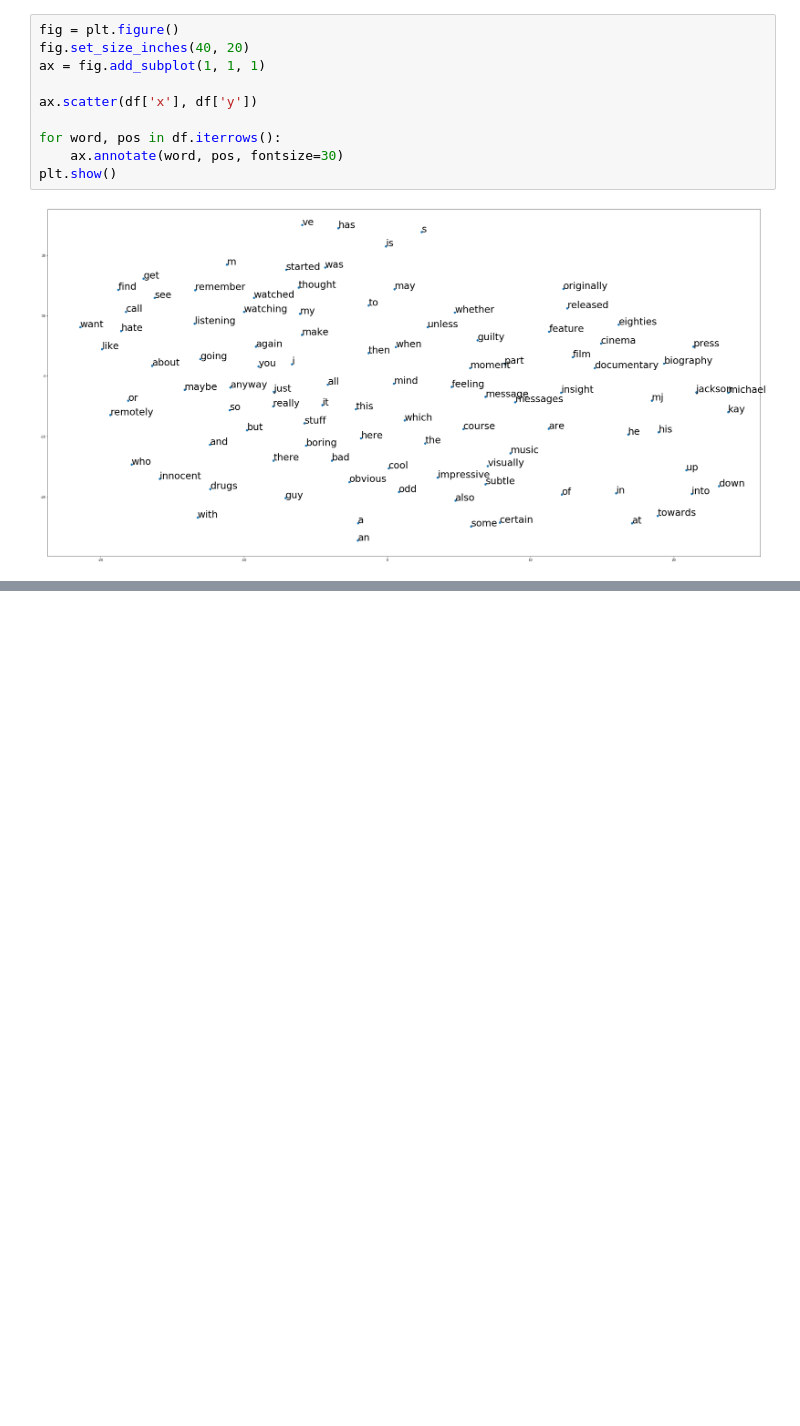
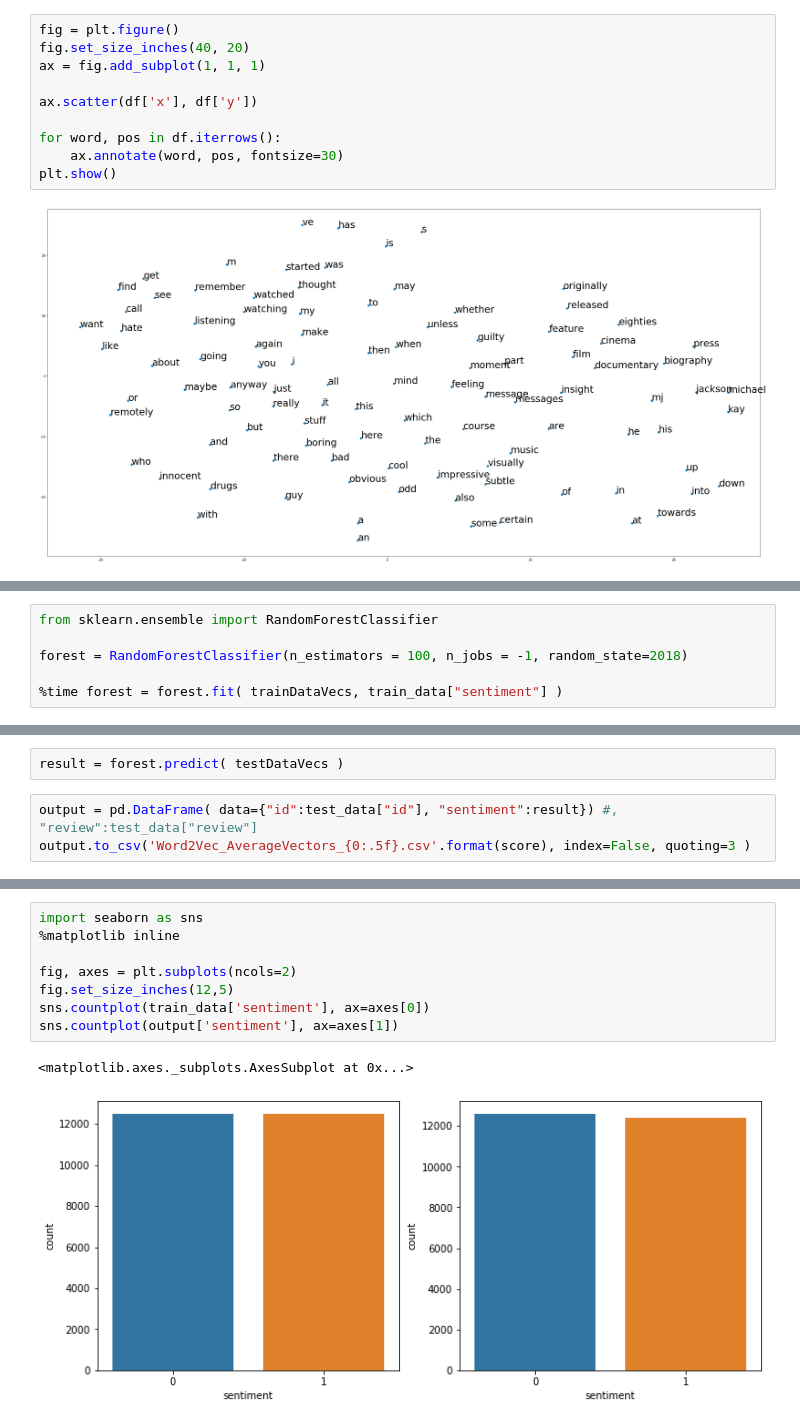
Before and after one commit to meonBot/artificial-intelligence-study, a Jupyter notebook: 07_NLP_분석,전처리/NLP_w2v(gensim)_randomforest_sample_20200208.ipynb, the cells around one changed output, grey strips where cells are left out. Saved outputs shown, nothing was run; the diff lists cells and outputs as text; blank space fills up the shorter version.

```diff
--- a/07_NLP_분석,전처리/NLP_w2v(gensim)_randomforest_sample_20200208.ipynb
+++ b/07_NLP_분석,전처리/NLP_w2v(gensim)_randomforest_sample_20200208.ipynb
@@ -239,0 +358,6 @@ plt.show()
+# %%
+from sklearn.ensemble import RandomForestClassifier
+
+forest = RandomForestClassifier(n_estimators = 100, n_jobs = -1, random_state=2018)
+
+%time forest = forest.fit( trainDataVecs, train_data["sentiment"] )
@@ -239,0 +378,5 @@ plt.show()
+# %%
+result = forest.predict( testDataVecs )
+# %%
+output = pd.DataFrame( data={"id":test_data["id"], "sentiment":result}) #, "review":test_data["review"]
+output.to_csv('Word2Vec_AverageVectors_{0:.5f}.csv'.format(score), index=False, quoting=3 )
@@ -239,0 +406,11 @@ plt.show()
+# %%
+import seaborn as sns
+%matplotlib inline
+
+fig, axes = plt.subplots(ncols=2)
+fig.set_size_inches(12,5)
+sns.countplot(train_data['sentiment'], ax=axes[0])
+sns.countplot(output['sentiment'], ax=axes[1])
+# %% [output]
+<matplotlib.axes._subplots.AxesSubplot at 0x...>
+[figure, added]
```
Also changed, not shown: parts of 13 cells of this notebook.
